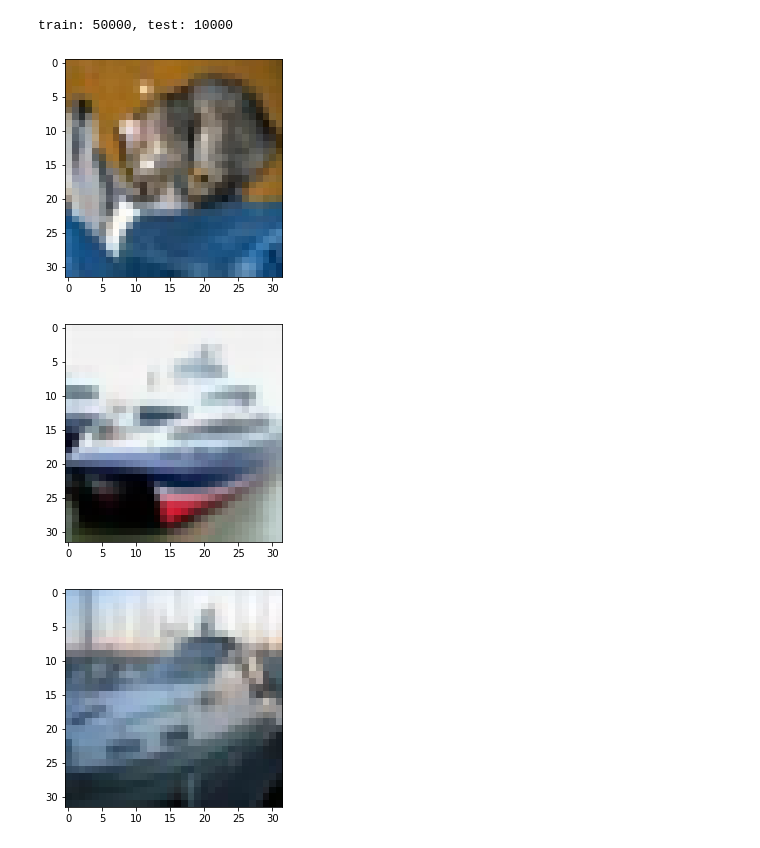
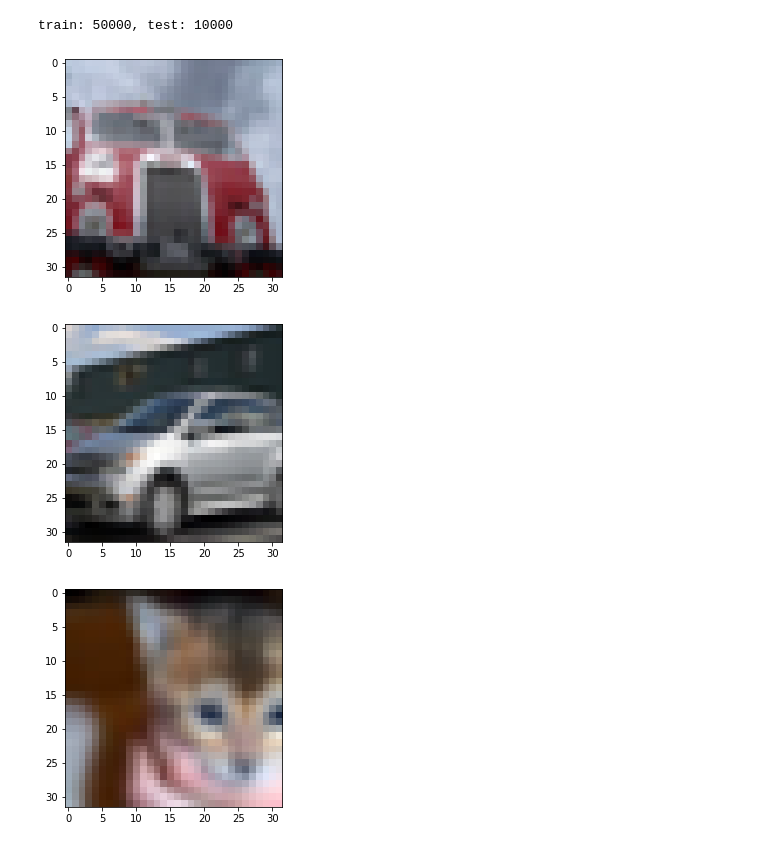
Before and after one commit to atomichighfive/SpatialTransformerFormer, a Jupyter notebook: Dev.ipynb, the cells around one changed output. Drawn from its saved outputs; the diff is of its cells as text; code cells hidden in the pictures.

Commit message:
Added checkpoints and data aug

```diff
--- a/Dev.ipynb
+++ b/Dev.ipynb
@@ -30,14 +31,41 @@ def chunks(lst, n):
 # Load CIFAR100 data
 # %%
 preprocessor = torchvision.transforms.Compose([
+    torchvision.transforms.RandomHorizontalFlip(),
+    torchvision.transforms.RandomVerticalFlip(p=0.25),
+    torchvision.transforms.RandomApply(
+        [
+            torchvision.transforms.RandomResizedCrop(size=(32, 32)),
+        ],
+        p=0.5
+    ),
+    torchvision.transforms.RandomApply(
+        [
+            torchvision.transforms.RandomChoice(
+                [
+                    torchvision.transforms.RandomAdjustSharpness(0.9),
+                    torchvision.transforms.RandomAdjustSharpness(1.5),
+                ],
+            ),
+        ],
+        p=0.5
+    ),
+    torchvision.transforms.RandomGrayscale(),
     torchvision.transforms.ToTensor(),
     torchvision.transforms.Normalize(0.0, 1.0)
 ])
 
+test_preprocessor = torchvision.transforms.Compose(
+    [
+        torchvision.transforms.ToTensor(),
+        torchvision.transforms.Normalize(0.0, 1.0),
+    ]
+)
+
 train_dataset = torchvision.datasets.CIFAR10(
     './data/CIFAR100/',
     train=True,
-    transform=preprocessor
+    transform=preprocessor,
 )
 train_data_loader = torch.utils.data.DataLoader(
     train_dataset,
@@ -50,7 +78,7 @@ train_data_loader = torch.utils.data.DataLoader(
 test_dataset = torchvision.datasets.CIFAR10(
     './data/CIFAR100/',
     train=False,
-    transform=preprocessor
+    transform=test_preprocessor,
 )
 test_data_loader = torch.utils.data.DataLoader(
     test_dataset,
@@ -64,14 +92,14 @@ print(f"train: {len(train_dataset)}, test: {len(test_dataset)}")
 # %% [output]
 train: 50000, test: 10000
 # %%
-for img, label in test_data_loader:
+for img, label in train_data_loader:
     break
 img = img[:3]
 display_images(img)
 # %% [output]
-[figure, old version]
+[figure, new version]
-[figure, old version]
+[figure, new version]
-[figure, old version]
+[figure, new version]
 # %%
 st = VariationalSpatialTransformer(
     loc_layer=torch.nn.Sequential(
```
Also changed, not shown: parts of 5 cells of this notebook, 1 other file.
